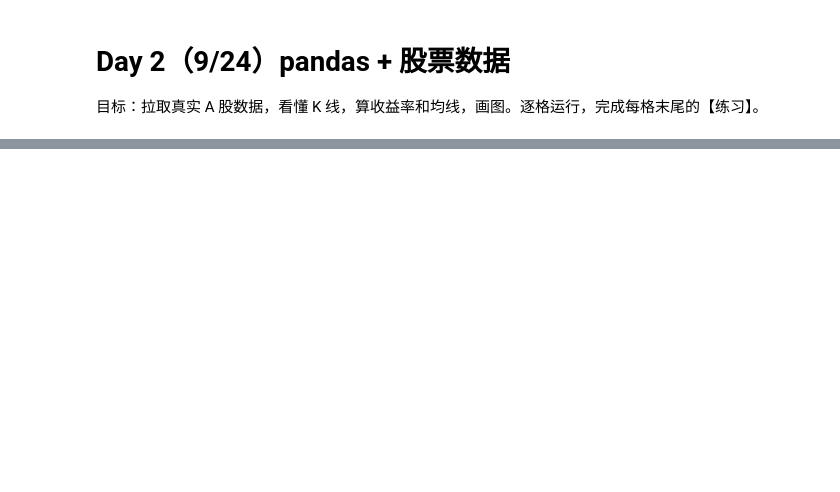
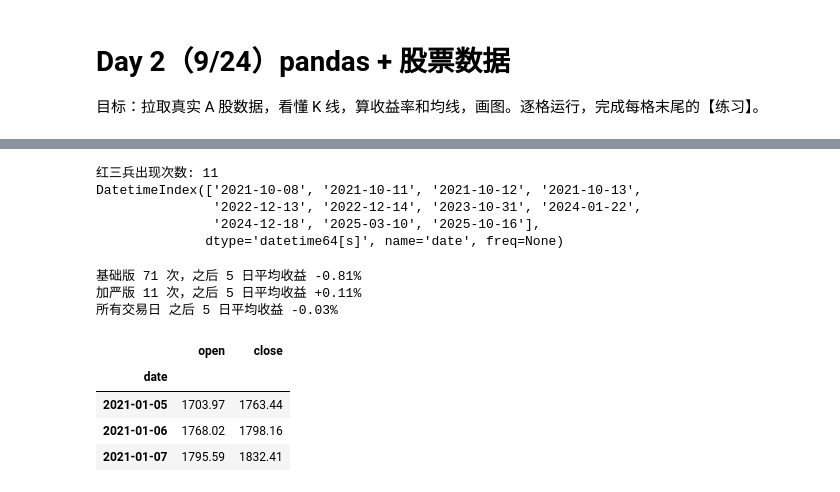
Before and after one commit to XKQ-0527/stock-lstm-demo, a Jupyter notebook: day2_pandas_stock.ipynb, the cells around one changed output, grey strips where cells are left out. Cells and saved outputs as stored; diff of their text form; code cells hidden in the pictures; blank space fills up the shorter version.

```diff
--- a/day2_pandas_stock.ipynb
+++ b/day2_pandas_stock.ipynb
@@ -102,3 +189,36 @@ plot_candles(df.tail(60), "最近 60 个交易日 K 线")
+# %%
+three_soldiers = (
+    red & red.shift(1) & red.shift(2)                       # 条件 1：连续 3 根阳线
+    & (c > c.shift(1)) & (c.shift(1) > c.shift(2))          # 条件 2：收盘价一天比一天高
+    & (o.shift(1) > o.shift(2)) & (o.shift(1) < c.shift(2)) # 条件 3a：第 2 天开盘落在第 1 天实体内
+    & (o > o.shift(1)) & (o < c.shift(1))                   # 条件 3b：第 3 天开盘落在第 2 天实体内
+)
+print("红三兵出现次数:", three_soldiers.sum())
+print(df.index[three_soldiers])               # 所有出现红三兵的日期（标在第三天）
+# %% [output]
+红三兵出现次数: 11
+DatetimeIndex(['2021-10-08', '2021-10-11', '2021-10-12', '2021-10-13',
+               '2022-12-13', '2022-12-14', '2023-10-31', '2024-01-22',
+               '2024-12-18', '2025-03-10', '2025-10-16'],
+              dtype='datetime64[s]', name='date', freq=None)
+# %%
+base = (red & red.shift(1) & red.shift(2) & (c > c.shift(1)) & (c.shift(1) > c.shift(2)))
+future_5d = c.shift(-5) / c - 1          # 未来 5 天收益率（事后统计，允许看未来）
+print(f"基础版 {base.sum()} 次，之后 5 日平均收益 {future_5d[base].mean():+.2%}")
+print(f"加严版 {three_soldiers.sum()} 次，之后 5 日平均收益 {future_5d[three_soldiers].mean():+.2%}")
+print(f"所有交易日 之后 5 日平均收益 {future_5d.mean():+.2%}")
+# %% [output]
+基础版 71 次，之后 5 日平均收益 -0.81%
+加严版 11 次，之后 5 日平均收益 +0.11%
+所有交易日 之后 5 日平均收益 -0.03%
+# %%
+df.loc["2021-01-05":"2021-01-07", ["open", "close"]]
+# %% [output]
+|  | open | close |
+| date |  |  |
+| 2021-01-05 | 1703.97 | 1763.44 |
+| 2021-01-06 | 1768.02 | 1798.16 |
+| 2021-01-07 | 1795.59 | 1832.41 |
 # %%
 # %% 5. 收益率与均线 ----------------------------------------------------------------
 df["ret"] = df["close"].pct_change()               # 日收益率 = 今天/昨天 - 1（向量化，不用写循环）
```
Also changed, not shown: parts of 9 cells of this notebook, 2 other files.
